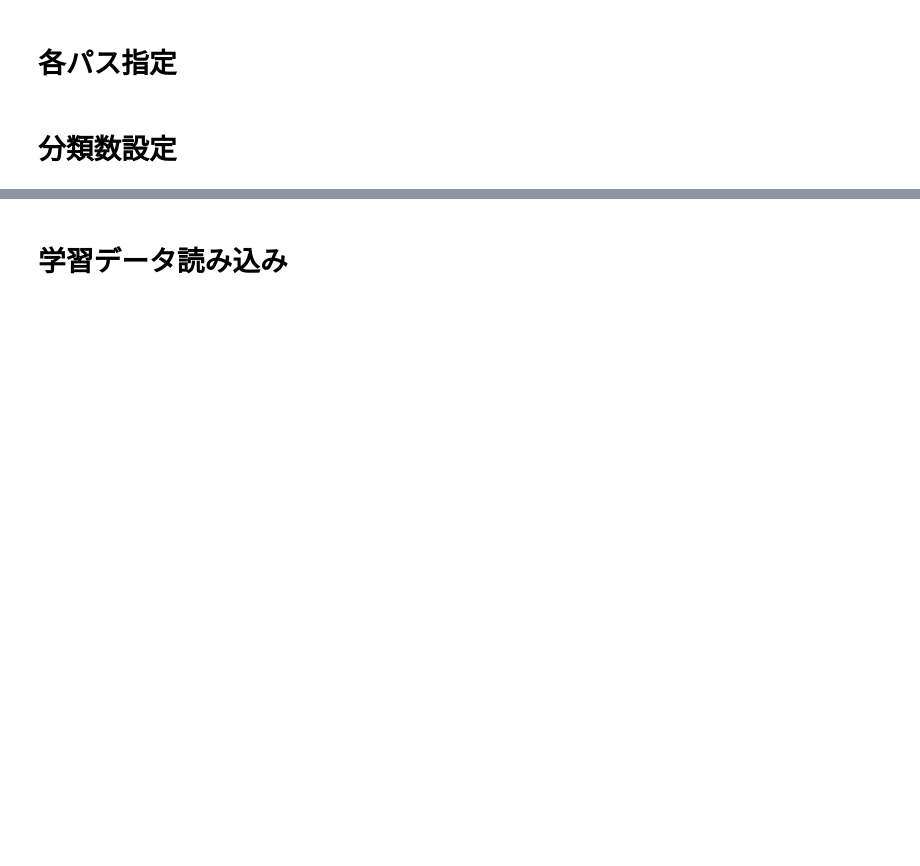
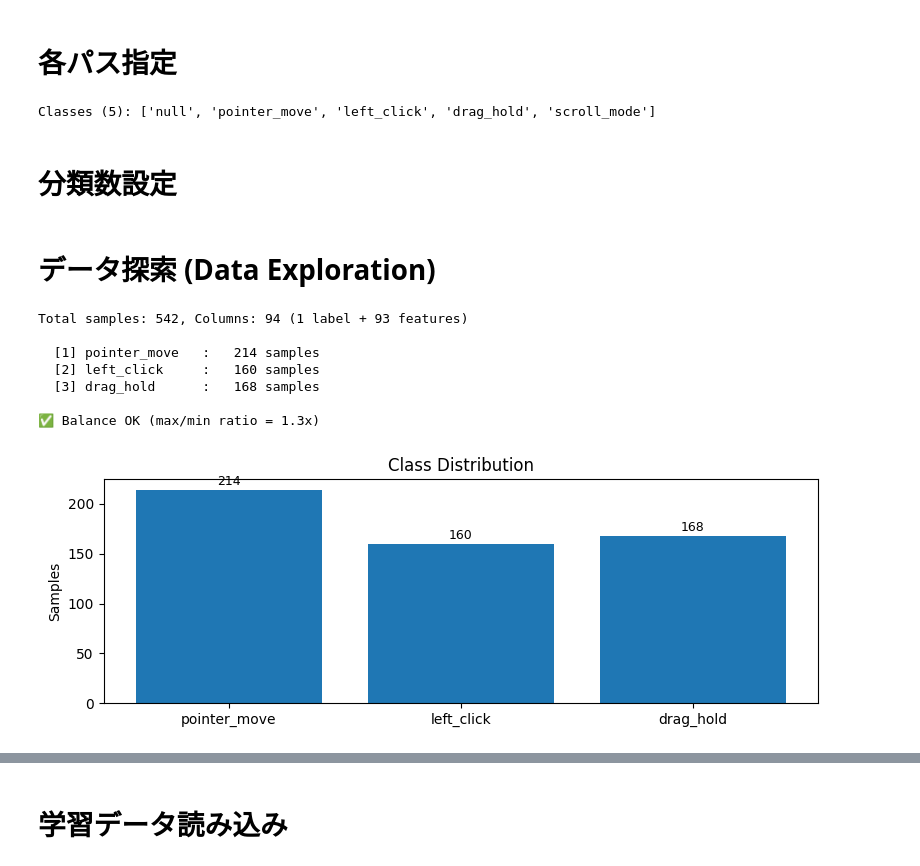
Before and after one commit to sakanaowo/TouchlessControl, a Jupyter notebook: keypoint_classification.ipynb, the cells around one changed output, grey strips where cells are left out. Drawn from its saved outputs; the diff is of its cells as text; code cells hidden in the pictures; blank space fills up the shorter version.

```diff
--- a/keypoint_classification.ipynb
+++ b/keypoint_classification.ipynb
@@ -11,5 +21,13 @@ RANDOM_SEED = 42
 # %%
 dataset = 'model/keypoint_classifier/keypoint_v2.csv'
 model_save_path = 'model/keypoint_classifier/keypoint_classifier_v2.hdf5'
+# %%
+# Load class labels for display
+label_path = 'model/keypoint_classifier/keypoint_classifier_v2_label.csv'
+with open(label_path, encoding='utf-8-sig') as f:
+    CLASS_NAMES = [row[0] for row in csv.reader(f)]
+print(f"Classes ({len(CLASS_NAMES)}): {CLASS_NAMES}")
+# %% [output]
+Classes (5): ['null', 'pointer_move', 'left_click', 'drag_hold', 'scroll_mode']
 # %% [markdown]
 # 分類数設定
@@ -17,0 +34,43 @@ NUM_CLASSES = 7
+# %% [markdown]
+# データ探索 (Data Exploration)
+# %%
+import pandas as pd
+import matplotlib.pyplot as plt
+
+# Load raw data
+raw = pd.read_csv(dataset, header=None)
+print(f"Total samples: {len(raw)}, Columns: {raw.shape[1]} (1 label + {raw.shape[1]-1} features)")
+print()
+
+# Class distribution
+dist = raw[0].value_counts().sort_index()
+for idx, count in dist.items():
+    name = CLASS_NAMES[idx] if idx < len(CLASS_NAMES) else f"unknown_{idx}"
+    print(f"  [{idx}] {name:15s}: {count:5d} samples")
+
+# Warning for imbalanced classes
+min_count = dist.min()
+max_count = dist.max()
+if max_count > 2 * min_count:
+    print(f"\n⚠️  Imbalanced! max/min ratio = {max_count/min_count:.1f}x. Consider collecting more for under-represented classes.")
+else:
+    print(f"\n✅ Balance OK (max/min ratio = {max_count/min_count:.1f}x)")
+
+# Bar chart
+fig, ax = plt.subplots(figsize=(8, 3))
+bars = ax.bar([CLASS_NAMES[i] if i < len(CLASS_NAMES) else f"?{i}" for i in dist.index], dist.values)
+ax.set_ylabel("Samples")
+ax.set_title("Class Distribution")
+for bar, v in zip(bars, dist.values):
+    ax.text(bar.get_x() + bar.get_width()/2, bar.get_height() + 5, str(v), ha='center', fontsize=9)
+plt.tight_layout()
+plt.show()
+# %% [output]
+Total samples: 542, Columns: 94 (1 label + 93 features)
+
+  [1] pointer_move   :   214 samples
+  [2] left_click     :   160 samples
+  [3] drag_hold      :   168 samples
+
+✅ Balance OK (max/min ratio = 1.3x)
+[figure, added]
```
Also changed, not shown: parts of 6 cells of this notebook, 2 other files.
